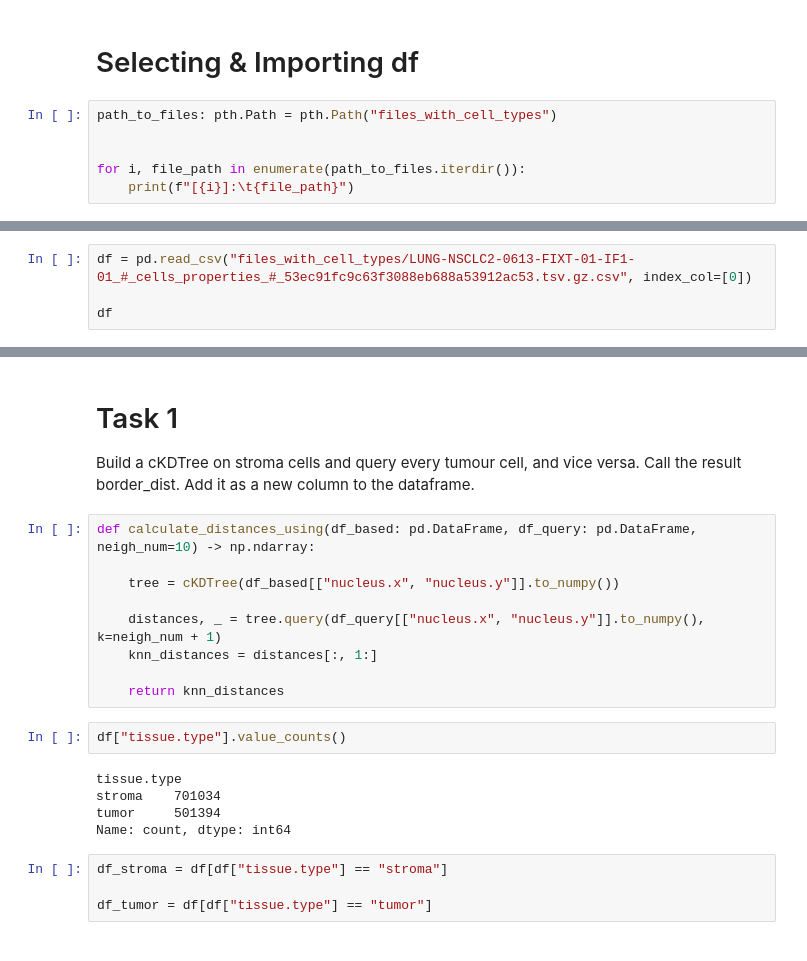
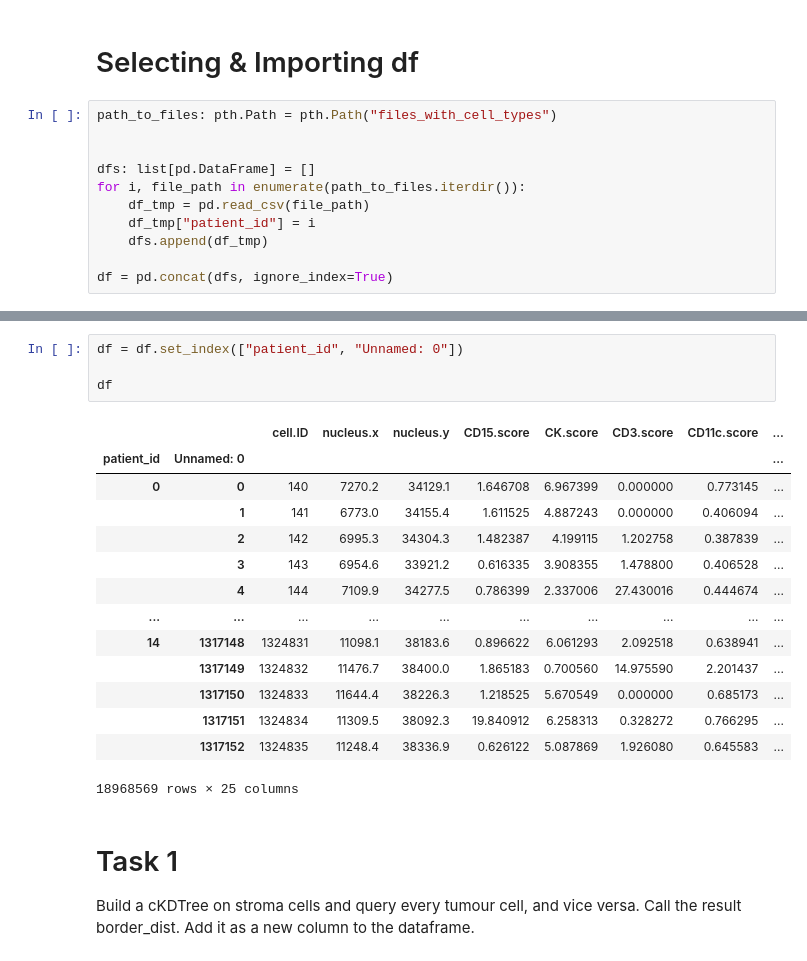
Before and after one commit to Karolcha100/Systems-Biology-Additional-Project, a Jupyter notebook: exercise-D1_one_patient.ipynb, the cells around one changed output, grey strips where cells are left out. Saved outputs shown, nothing was run; the diff lists cells and outputs as text.

```diff
--- a/exercise-D1_one_patient.ipynb
+++ b/exercise-D1_one_patient.ipynb
@@ -26,5 +26,10 @@ import pathlib as pth
 path_to_files: pth.Path = pth.Path("files_with_cell_types")
 
 
+dfs: list[pd.DataFrame] = []
 for i, file_path in enumerate(path_to_files.iterdir()):
-    print(f"[{i}]:\t{file_path}")
+    df_tmp = pd.read_csv(file_path)
+    df_tmp["patient_id"] = i
+    dfs.append(df_tmp)
+
+df = pd.concat(dfs, ignore_index=True)
@@ -47,4 +35,0 @@ for i, file_path in enumerate(path_to_files.iterdir()):
-# %%
-df = pd.read_csv("files_with_cell_types/LUNG-NSCLC2-0613-FIXT-01-IF1-01_#_cells_properties_#_53ec91fc9c63f3088eb688a53912ac53.tsv.gz.csv", index_col=[0])
-
-df
@@ -65,24 +36,23 @@ df
+# %%
+df = df.set_index(["patient_id", "Unnamed: 0"])
+
+df
+# %% [output]
+|  |  | cell.ID | nucleus.x | nucleus.y | CD15.score | CK.score | CD3.score | CD11c.score | ... |
+| patient_id | Unnamed: 0 |  |  |  |  |  |  |  | ... |
+| 0 | 0 | 140 | 7270.2 | 34129.1 | 1.646708 | 6.967399 | 0.000000 | 0.773145 | ... |
+|  | 1 | 141 | 6773.0 | 34155.4 | 1.611525 | 4.887243 | 0.000000 | 0.406094 | ... |
+|  | 2 | 142 | 6995.3 | 34304.3 | 1.482387 | 4.199115 | 1.202758 | 0.387839 | ... |
+|  | 3 | 143 | 6954.6 | 33921.2 | 0.616335 | 3.908355 | 1.478800 | 0.406528 | ... |
+|  | 4 | 144 | 7109.9 | 34277.5 | 0.786399 | 2.337006 | 27.430016 | 0.444674 | ... |
+| ... | ... | ... | ... | ... | ... | ... | ... | ... | ... |
+| 14 | 1317148 | 1324831 | 11098.1 | 38183.6 | 0.896622 | 6.061293 | 2.092518 | 0.638941 | ... |
+|  | 1317149 | 1324832 | 11476.7 | 38400.0 | 1.865183 | 0.700560 | 14.975590 | 2.201437 | ... |
+|  | 1317150 | 1324833 | 11644.4 | 38226.3 | 1.218525 | 5.670549 | 0.000000 | 0.685173 | ... |
+|  | 1317151 | 1324834 | 11309.5 | 38092.3 | 19.840912 | 6.258313 | 0.328272 | 0.766295 | ... |
+|  | 1317152 | 1324835 | 11248.4 | 38336.9 | 0.626122 | 5.087869 | 1.926080 | 0.645583 | ... |
+18968569 rows × 25 columns
 # %% [markdown]
 # Task 1
 
 Build a cKDTree on stroma cells and query every tumour cell, and vice versa. Call the result border_dist. Add it as a new column to the dataframe.
-# %%
-def calculate_distances_using(df_based: pd.DataFrame, df_query: pd.DataFrame, neigh_num=10) -> np.ndarray:
-
-    tree = cKDTree(df_based[["nucleus.x", "nucleus.y"]].to_numpy())
-
-    distances, _ = tree.query(df_query[["nucleus.x", "nucleus.y"]].to_numpy(), k=neigh_num + 1)
-    knn_distances = distances[:, 1:]
-
-    return knn_distances
-# %%
-df["tissue.type"].value_counts()
-# %% [output]
-tissue.type
-stroma    701034
-tumor     501394
-Name: count, dtype: int64
-# %%
-df_stroma = df[df["tissue.type"] == "stroma"]
-
-df_tumor = df[df["tissue.type"] == "tumor"]
```
Also changed, not shown: parts of 20 cells of this notebook, 1 other file.
